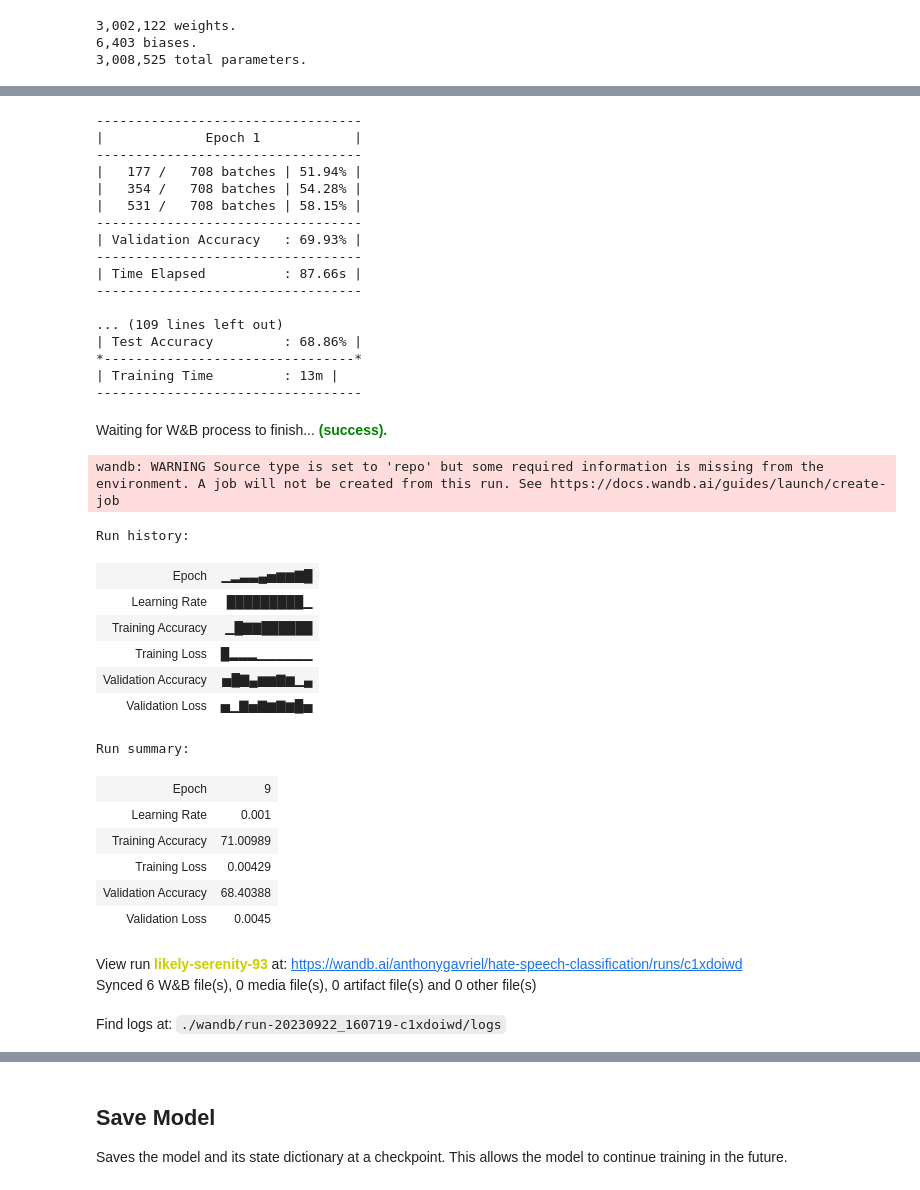
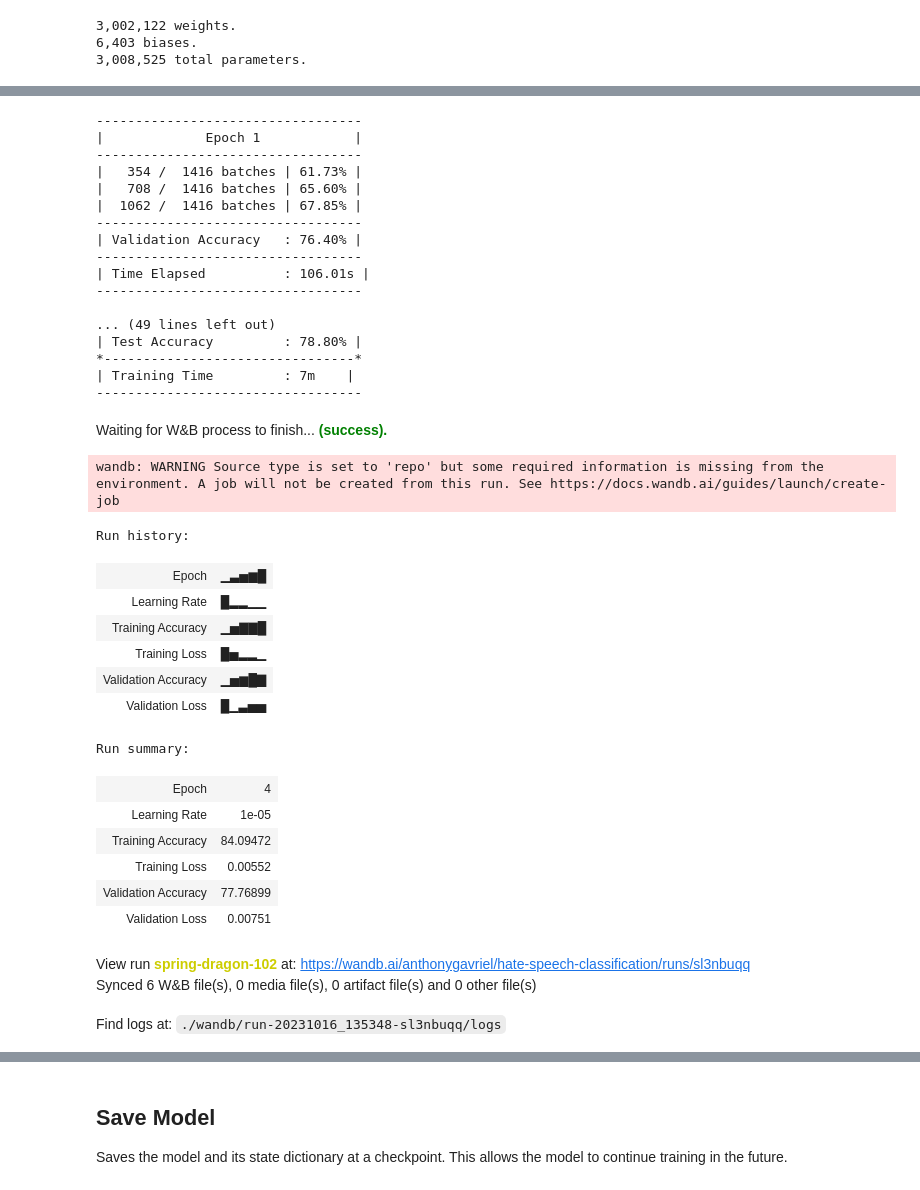
Before and after one commit to Gavriel94/LSTM, a Jupyter notebook: notebook.ipynb, the cells around one changed output, grey strips where cells are left out. Cells and saved outputs as stored; diff of their text form; code cells hidden in the pictures.

```diff
--- a/notebook.ipynb
+++ b/notebook.ipynb
@@ -337,7 +337,7 @@ vocab_len = len(vocab)
 dimensions = 65
 
 # Size of batches
-batch_size = 128
+batch_size = 64
 # Set device used to process tensors
 device = set_device()
 
@@ -354,8 +354,8 @@ lstm = LSTM_Model(
     input_dim=dimensions,
     ).to(device)
 
-learning_rate = 1e-2
-step_size = 10
+learning_rate = 1e-3
+step_size = 2
 # Loss function
 criterion = nn.BCEWithLogitsLoss()
 optimizer = optim.Adam(lstm.parameters(), lr=learning_rate)
@@ -394,55 +393,55 @@ View run at https://wandb.ai/anthonygavriel/hate-speech-classification/runs/c1xd
 # %%
-epochs = 10
+epochs = 5
 
 t_acc, t_loss, v_acc, v_loss = lstm.run_training(
     train_loader,
     val_loader,
     test_loader,
     lstm,
     optimizer,
     scheduler,
     criterion,
     epochs,
     verbose=True,
     wandb_track=track
     )
 # %% [output]
 ----------------------------------
 |             Epoch 1            |
 ----------------------------------
-|   177 /   708 batches | 51.94% |
-|   354 /   708 batches | 54.28% |
-|   531 /   708 batches | 58.15% |
+|   354 /  1416 batches | 61.73% |
+|   708 /  1416 batches | 65.60% |
+|  1062 /  1416 batches | 67.85% |
 ----------------------------------
-| Validation Accuracy   : 69.93% |
+| Validation Accuracy   : 76.40% |
 ----------------------------------
-| Time Elapsed          : 87.66s |
+| Time Elapsed          : 106.01s |
 ----------------------------------
 
-... (109 lines left out)
-| Test Accuracy         : 68.86% |
+... (49 lines left out)
+| Test Accuracy         : 78.80% |
 *--------------------------------*
-| Training Time         : 13m |
+| Training Time         : 7m    |
 ----------------------------------
 Waiting for W&B process to finish... (success).
 wandb: WARNING Source type is set to 'repo' but some required information is missing from the environment. A job will not be created from this run. See https://docs.wandb.ai/guides/launch/create-job
 Run history:
-| Epoch | ▁▂▃▃▄▅▆▆▇█ |
-| Learning Rate | █████████▁ |
-| Training Accuracy | ▁█▇▇██████ |
-| Training Loss | █▂▂▂▁▁▁▁▁▁ |
-| Validation Accuracy | ▅█▇▄▆▆▇▆▁▄ |
-| Validation Loss | ▅▁▇▅▇▆▇▆█▅ |
+| Epoch | ▁▃▅▆█ |
+| Learning Rate | █▂▂▁▁ |
+| Training Accuracy | ▁▅▇▇█ |
+| Training Loss | █▅▂▂▁ |
+| Validation Accuracy | ▁▅▆█▇ |
+| Validation Loss | █▁▃▅▅ |
 Run summary:
-| Epoch | 9 |
-| Learning Rate | 0.001 |
-| Training Accuracy | 71.00989 |
-| Training Loss | 0.00429 |
-| Validation Accuracy | 68.40388 |
-| Validation Loss | 0.0045 |
+| Epoch | 4 |
+| Learning Rate | 1e-05 |
+| Training Accuracy | 84.09472 |
+| Training Loss | 0.00552 |
+| Validation Accuracy | 77.76899 |
+| Validation Loss | 0.00751 |
-View run likely-serenity-93 at: https://wandb.ai/anthonygavriel/hate-speech-classification/runs/c1xdoiwd
+View run spring-dragon-102 at: https://wandb.ai/anthonygavriel/hate-speech-classification/runs/sl3nbuqq
 Synced 6 W&B file(s), 0 media file(s), 0 artifact file(s) and 0 other file(s)
-Find logs at: ./wandb/run-20230922_160719-c1xdoiwd/logs
+Find logs at: ./wandb/run-20231016_135348-sl3nbuqq/logs
 # %%
 from model_details import plot_metrics
 
```
Also changed, not shown: parts of 5 cells of this notebook.
